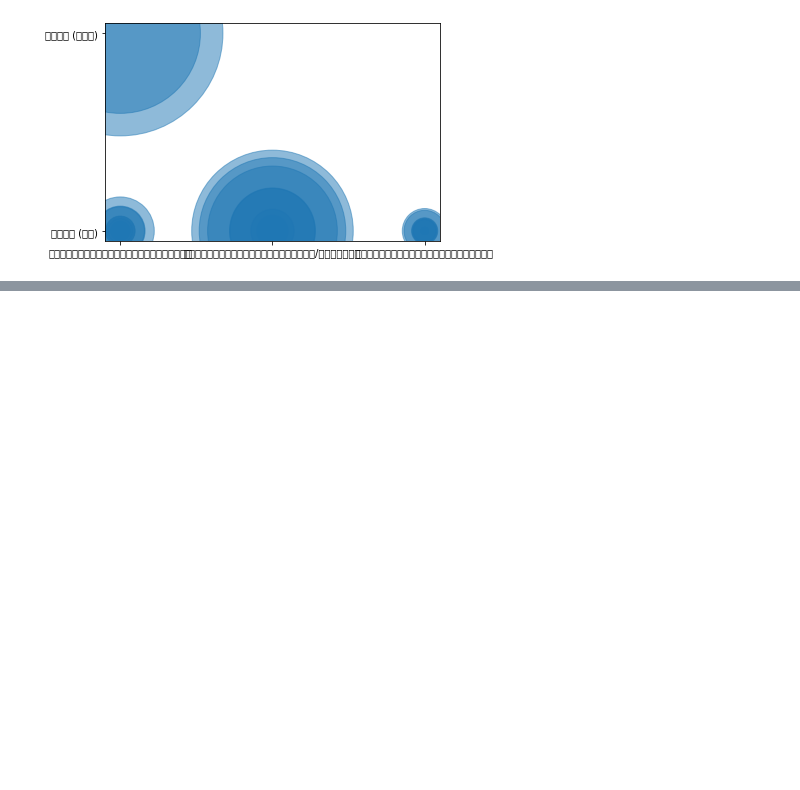
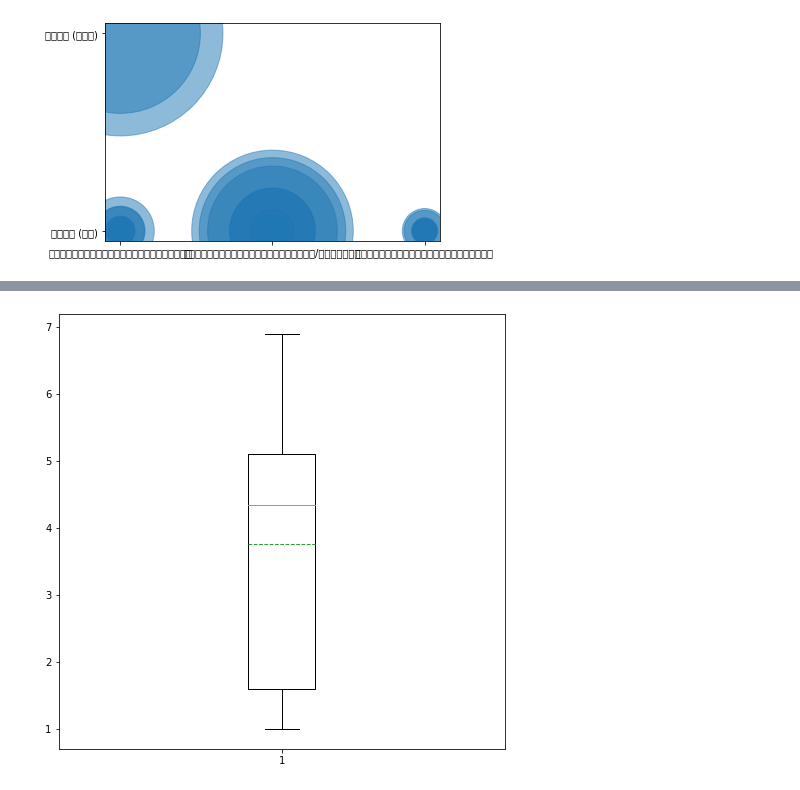
Before and after one commit to bebeam2942/data_viz, a Jupyter notebook: Visualize_Data_Distribution(02).ipynb, the cells around one changed output, grey strips where cells are left out. Drawn from its saved outputs; the diff is of its cells as text; code cells hidden in the pictures; blank space fills up the shorter version.

```diff
--- a/Visualize_Data_Distribution(02).ipynb
+++ b/Visualize_Data_Distribution(02).ipynb
@@ -259,0 +322,4 @@ plt.scatter(data_travel,data_ins,s=0.0009*data_April,alpha=0.5)
+# %%
+L = plt.boxplot(df['PetalLength'],meanline=True,showmeans=True)
+# %% [output]
+[figure, added]
```
Also changed, not shown: parts of 12 cells of this notebook.
